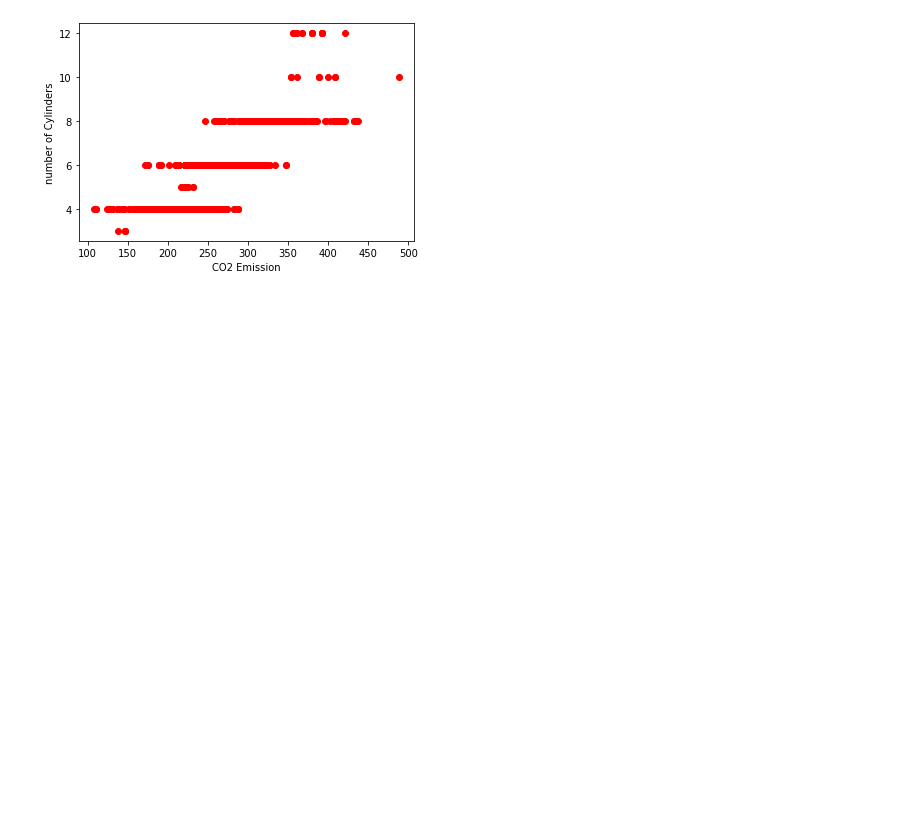
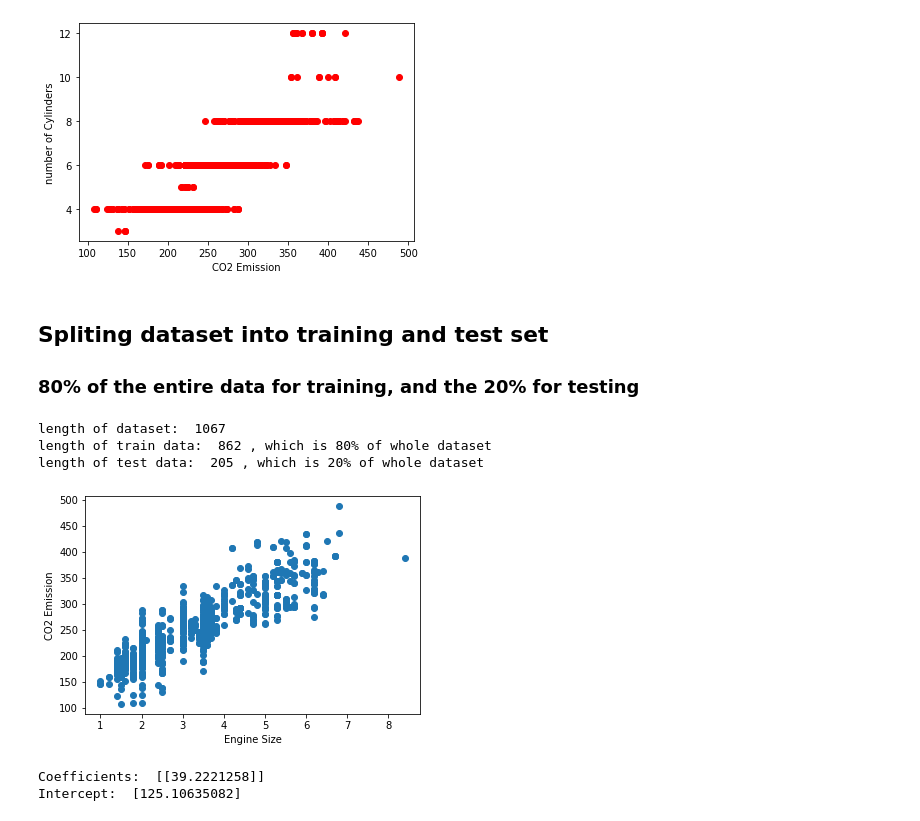
Before and after one commit to nhjoy/Linear-Regression-Model-CO2-Emission, a Jupyter notebook: Simple_linear_regression.ipynb, the cells around one changed output. Cells and saved outputs as stored; diff of their text form; code cells hidden in the pictures; blank space fills up the shorter version.

Commit message:
coefficient and intercept- using sklearn

```diff
--- a/Simple_linear_regression.ipynb
+++ b/Simple_linear_regression.ipynb
@@ -108,3 +108,40 @@ plt.ylabel("number of Cylinders")
 plt.show()
 # %% [output]
 [figure]
+# %% [markdown]
+## Spliting dataset into training and test set
+### 80% of the entire data for training, and the 20% for testing
+# %%
+msk = np.random.rand(len(df))<0.8
+train = some_df[msk]
+test = some_df[~msk]
+
+print("length of dataset: ",len(df))
+print("length of train data: ",len(train), ", which is 80% of whole dataset")
+print("length of test data: ", len(test), ", which is 20% of whole dataset")
+# %% [output]
+length of dataset:  1067
+length of train data:  862 , which is 80% of whole dataset
+length of test data:  205 , which is 20% of whole dataset
+# %%
+# train data visualiztion
+
+plt.scatter(train.ENGINESIZE, train.CO2EMISSIONS)
+plt.xlabel("Engine Size")
+plt.ylabel("CO2 Emission")
+plt.show()
+# %% [output]
+[figure, added]
+# %%
+# Modeling using sklearn library
+
+regression = linear_model.LinearRegression()
+train_x = np.asanyarray(train[['ENGINESIZE']]) # converting to an array
+train_y = np.asanyarray(train[['CO2EMISSIONS']])
+regression.fit(train_x, train_y)
+
+print("Coefficients: ", regression.coef_)
+print("Intercept: ", regression.intercept_)
+# %% [output]
+Coefficients:  [[39.2221258]]
+Intercept:  [125.10635082]
```
